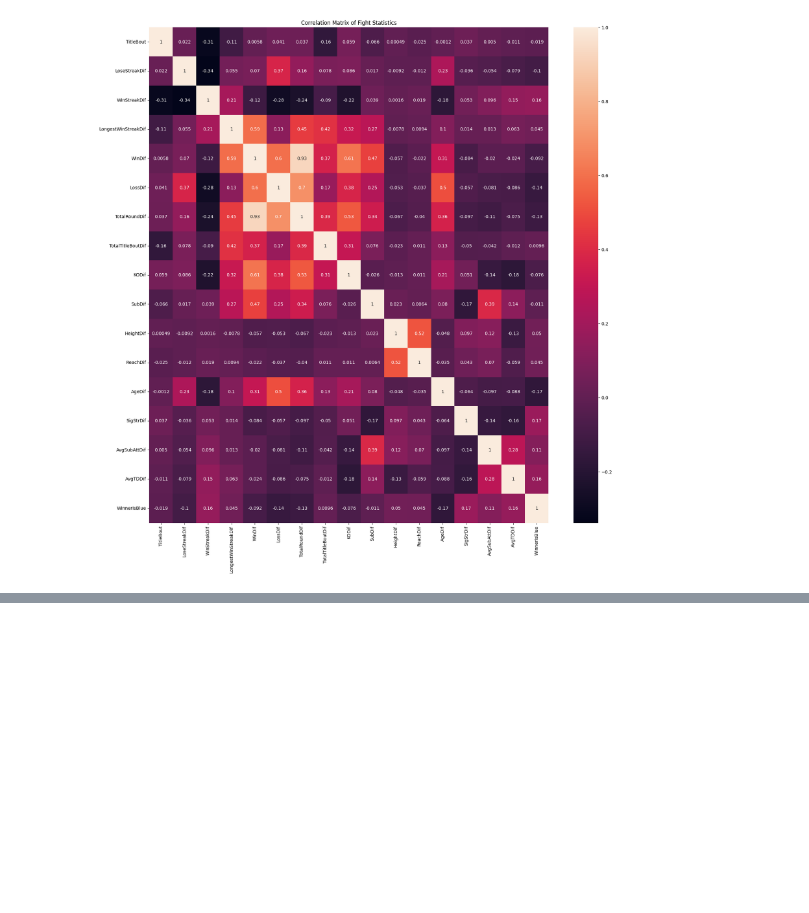
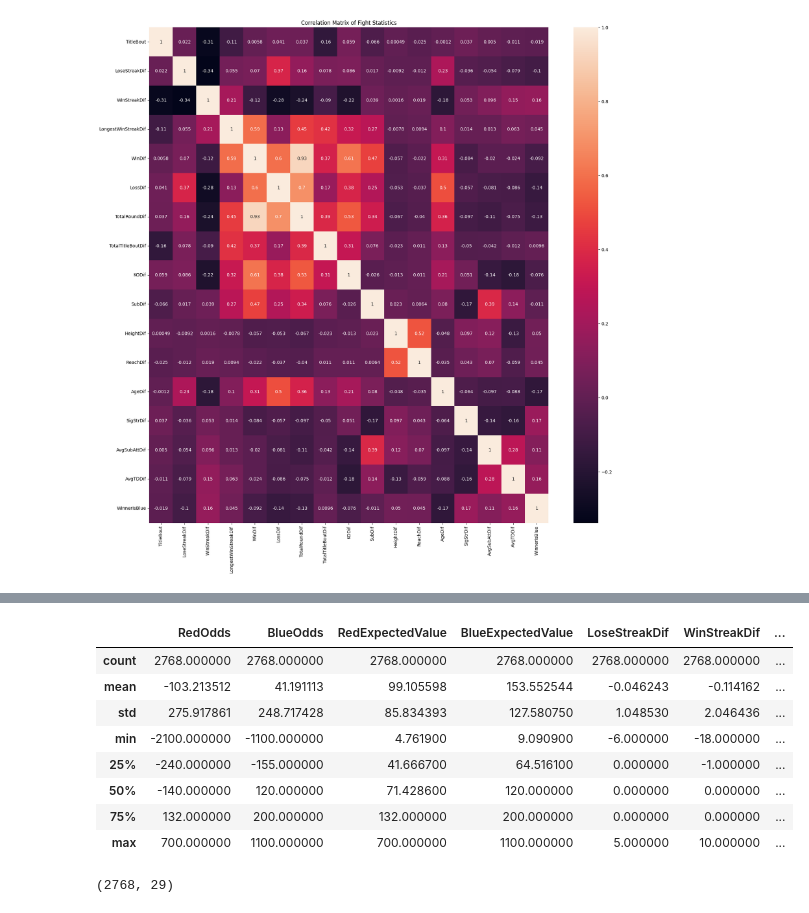
Before and after one commit to jmanlang/ufc-data-analysis, a Jupyter notebook: analysis.ipynb, the cells around one changed output, grey strips where cells are left out. Saved outputs shown, nothing was run; the diff lists cells and outputs as text; code cells hidden in the pictures; blank space fills up the shorter version.

```diff
--- a/analysis.ipynb
+++ b/analysis.ipynb
@@ -472,0 +503,24 @@ See the caveats in the documentation: https://pandas.pydata.org/pandas-docs/stab
+# %%
+prediction_df = pd.get_dummies(prediction_df, prefix=['Winner', 'Gender', 'RedStance', 'BlueStance'])
+prediction_df.dropna(inplace=True)
+# %%
+prediction_df.describe()
+# %% [output]
+|  | RedOdds | BlueOdds | RedExpectedValue | BlueExpectedValue | LoseStreakDif | WinStreakDif | ... |
+| count | 2768.000000 | 2768.000000 | 2768.000000 | 2768.000000 | 2768.000000 | 2768.000000 | ... |
+| mean | -103.213512 | 41.191113 | 99.105598 | 153.552544 | -0.046243 | -0.114162 | ... |
+| std | 275.917861 | 248.717428 | 85.834393 | 127.580750 | 1.048530 | 2.046436 | ... |
+| min | -2100.000000 | -1100.000000 | 4.761900 | 9.090900 | -6.000000 | -18.000000 | ... |
+| 25% | -240.000000 | -155.000000 | 41.666700 | 64.516100 | 0.000000 | -1.000000 | ... |
+| 50% | -140.000000 | 120.000000 | 71.428600 | 120.000000 | 0.000000 | 0.000000 | ... |
+| 75% | 132.000000 | 200.000000 | 132.000000 | 200.000000 | 0.000000 | 0.000000 | ... |
+| max | 700.000000 | 1100.000000 | 700.000000 | 1100.000000 | 5.000000 | 10.000000 | ... |
+# %%
+# Separate features and target
+target = prediction_df['Winner_Blue']
+features = prediction_df.drop(columns=['Winner_Blue', 'Winner_Red'])
+#features = features.dropna()
+#target = target.loc[features.index]
+features.shape
+# %% [output]
+(2768, 29)
```
Also changed, not shown: parts of 13 cells of this notebook.
